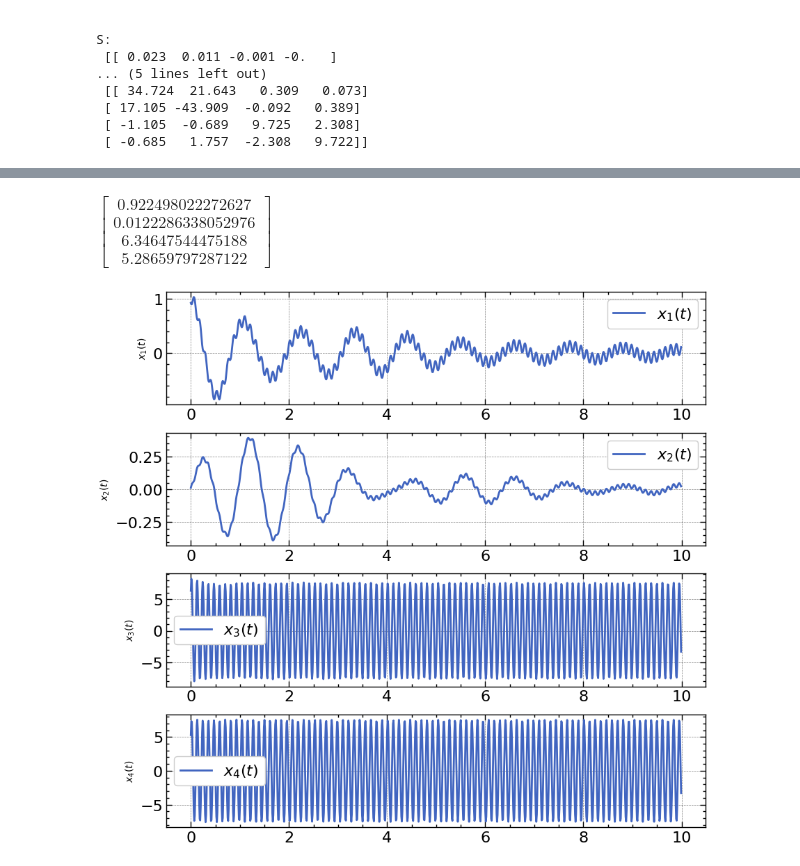
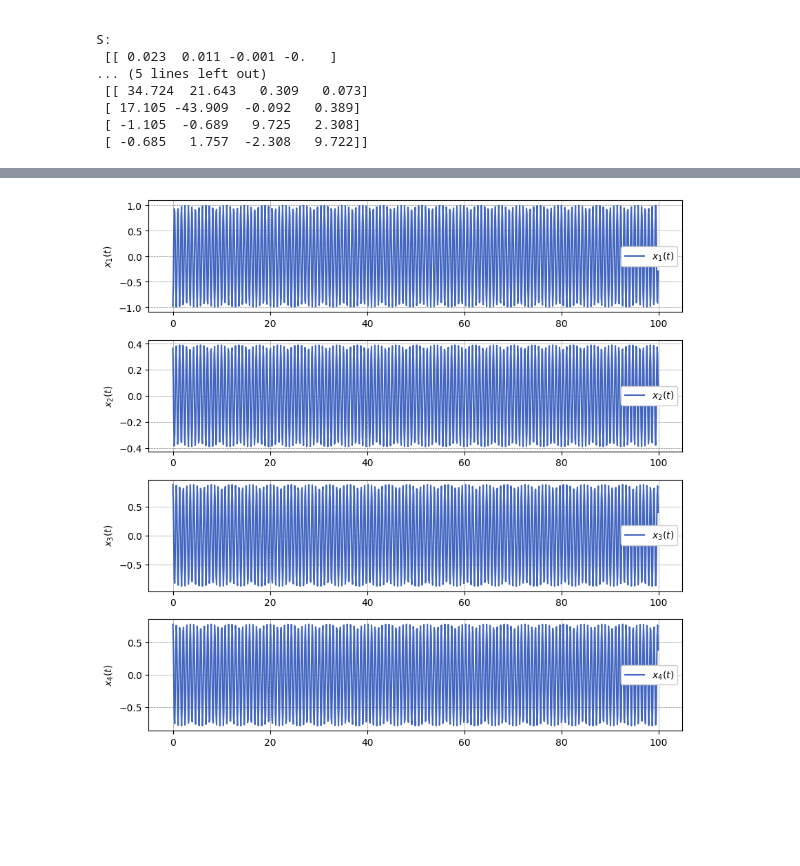
Before and after one commit to miguellrodrigues/dinamica_veicular, a Jupyter notebook: analise_modal.ipynb, the cells around one changed output, grey strips where cells are left out. Saved outputs shown, nothing was run; the diff lists cells and outputs as text; code cells hidden in the pictures; blank space fills up the shorter version.

```diff
--- a/analise_modal.ipynb
+++ b/analise_modal.ipynb
@@ -45,17 +45,17 @@ K = array([
 ])
 
 X0 = array([
-    [1],
     [0],
-    [1],
+    [0],
+    [0],
     [0],
 ])
 
 V0 = array([
     [0],
-    [1],
     [0],
-    [1],
+    [0],
+    [0],
 ])
 
 N = M.shape[0]
@@ -154,7 +143,7 @@ forced_response_forces = array([
 B = np.eye(N)
 
 F = P.T @ M_minus_half @ B @ forced_response_forces
-wf = 55
+wf = 55/(2*pi)
 
 for i in range(N):
     w    = wn[i]
@@ -192,3 +181,4 @@ for i in range(N):
     )
 
 R = Matrix(r)
+x_t = S@R
@@ -199,38 +185,28 @@ $\displaystyle \left[\begin{matrix}- 0.383849086671585 \cos{\left(55 t + 0.00909
-# %%
-# Retornando ao dominio fisico
-x_t = S@R
-x_t.evalf()
-
-x_t.subs({
-    t: 0
-})
-# %% [output]
-$\displaystyle \left[\begin{matrix}0.922498022272627\\0.0122286338052976\\6.34647544475188\\5.28659797287122\end{matrix}\right]$
 # %%
 # Simulação
 
-sampling_period = 1e-2
-samples = 1000
+sampling_period = 1e-1
+samples = 10000
 
 time = arange(0, samples*sampling_period, sampling_period)
 
 x = [lambdify(t, x_t[i,0], 'numpy') for i in range(N)]
 
 xi = [x[i](time) for i in range(N)]
 
 fig, ax = plt.subplots(N, 1, figsize=(10, 10))
 plt.subplots_adjust(hspace=0.25)
 
 idx = 1000
 
 for i in range(N):
     ax[i].plot(time[:idx], xi[i][:idx], label=f'$x_{i+1}(t)$')
     ax[i].set_ylabel(f'$x_{i+1}(t)$')
     ax[i].legend()
 
 plt.savefig('imagens/forced_response.png', dpi=300)
 # %% [output]
-[figure, old version]
+[figure, new version]
 # %%
 plt.figure()
 
```
Also changed, not shown: parts of 8 cells of this notebook, 4 other files.
